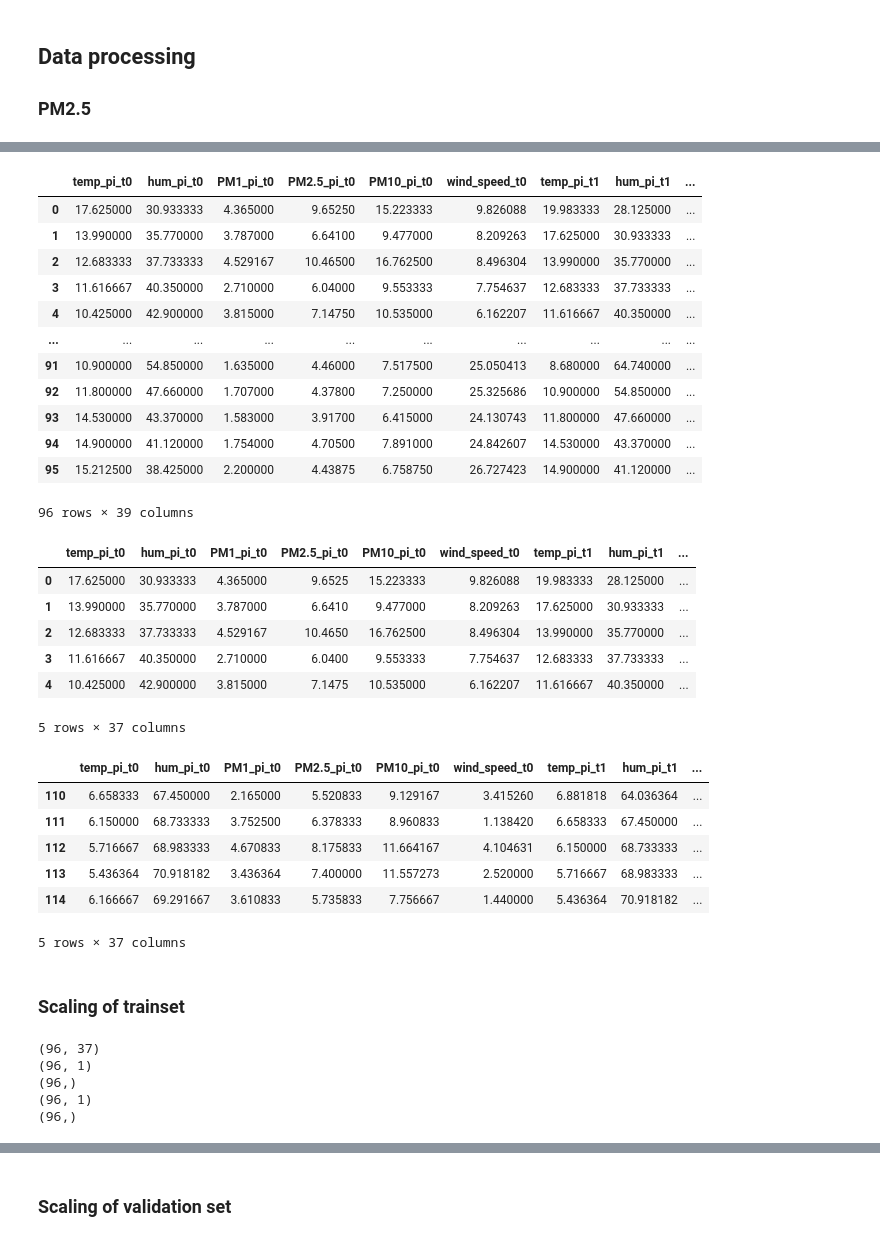
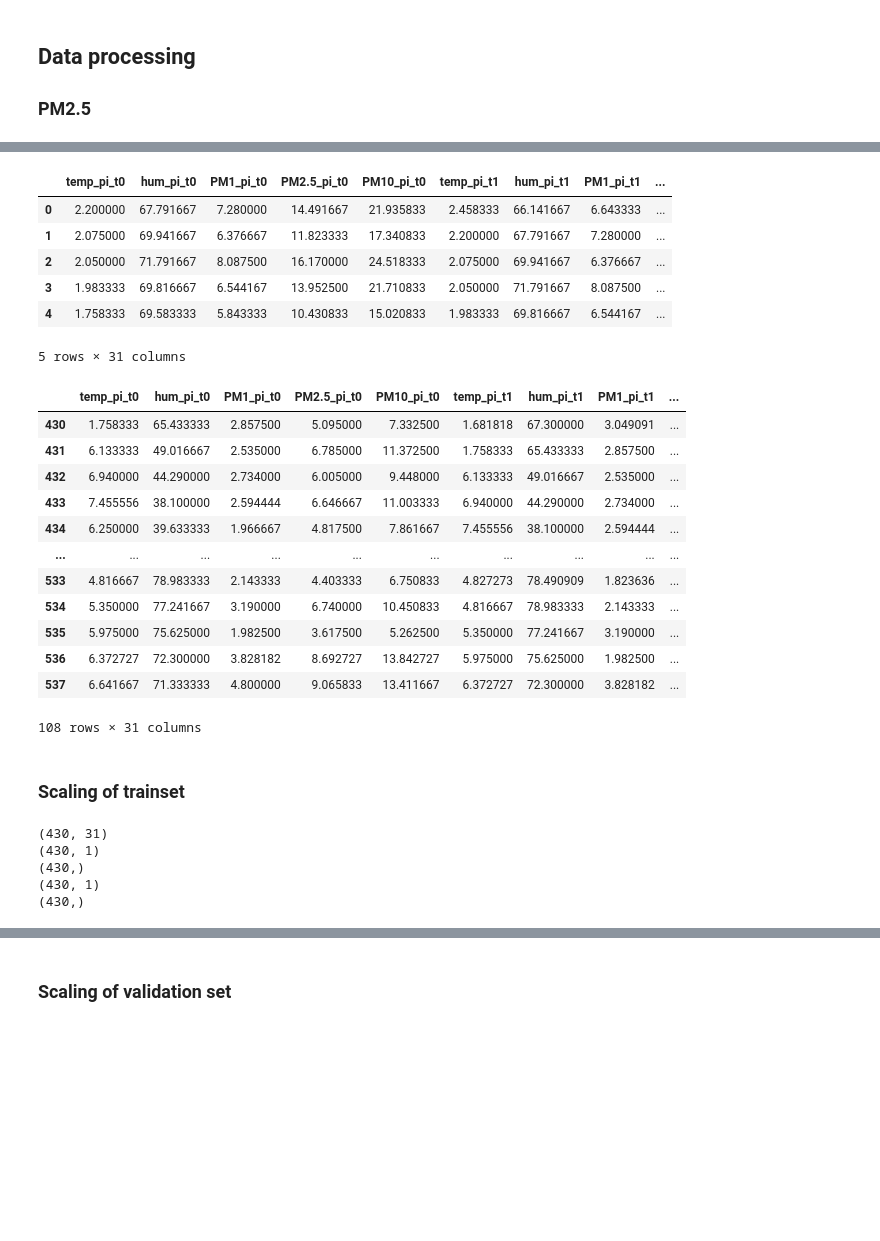
Before and after one commit to p-lothaller/Air-Quality-Forecast-Challenge, a Jupyter notebook: models/LSTM.ipynb, the cells around one changed output, grey strips where cells are left out. Drawn from its saved outputs; the diff is of its cells as text; code cells hidden in the pictures; blank space fills up the shorter version.

```diff
--- a/models/LSTM.ipynb
+++ b/models/LSTM.ipynb
@@ -33,0 +29,8 @@ df = df.iloc[:138,:]
+# %%
+# Data Preparation
+data = pd.read_csv(r'C:\Users\ay0un\Desktop\Buenos_Aires\models\test\1h_1.csv')
+#data = pd.read_csv('1h_model_data_pi.csv')
+data = data.loc[:, ~data.columns.str.contains('^Unnamed')]
+data.dropna(inplace=True)
+data.reset_index(drop=True, inplace=True)
+data = data.iloc[:1074,:]
@@ -33,0 +53,9 @@ df = df.iloc[:138,:]
+# %%
+# Only location A
+df = data[data['loc'] == 0.0]
+
+# Only locaiton B
+# df = data[data['loc'] == 1.0]
+
+# drop 'loc' column
+df = df.drop('loc',axis=1)
@@ -37,19 +67,3 @@ n = len(df)
 train_df = df[0:int(n*0.8)]
 # val_df = df[int(n*0.7):int(n*0.8)]
 test_df = df[int(n*0.8):]
-# %%
-train_df
-# %% [output]
-|  | temp_pi_t0 | hum_pi_t0 | PM1_pi_t0 | PM2.5_pi_t0 | PM10_pi_t0 | wind_speed_t0 | temp_pi_t1 | hum_pi_t1 | ... |
-| 0 | 17.625000 | 30.933333 | 4.365000 | 9.65250 | 15.223333 | 9.826088 | 19.983333 | 28.125000 | ... |
-| 1 | 13.990000 | 35.770000 | 3.787000 | 6.64100 | 9.477000 | 8.209263 | 17.625000 | 30.933333 | ... |
-| 2 | 12.683333 | 37.733333 | 4.529167 | 10.46500 | 16.762500 | 8.496304 | 13.990000 | 35.770000 | ... |
-| 3 | 11.616667 | 40.350000 | 2.710000 | 6.04000 | 9.553333 | 7.754637 | 12.683333 | 37.733333 | ... |
-| 4 | 10.425000 | 42.900000 | 3.815000 | 7.14750 | 10.535000 | 6.162207 | 11.616667 | 40.350000 | ... |
-| ... | ... | ... | ... | ... | ... | ... | ... | ... | ... |
-| 91 | 10.900000 | 54.850000 | 1.635000 | 4.46000 | 7.517500 | 25.050413 | 8.680000 | 64.740000 | ... |
-| 92 | 11.800000 | 47.660000 | 1.707000 | 4.37800 | 7.250000 | 25.325686 | 10.900000 | 54.850000 | ... |
-| 93 | 14.530000 | 43.370000 | 1.583000 | 3.91700 | 6.415000 | 24.130743 | 11.800000 | 47.660000 | ... |
-| 94 | 14.900000 | 41.120000 | 1.754000 | 4.70500 | 7.891000 | 24.842607 | 14.530000 | 43.370000 | ... |
-| 95 | 15.212500 | 38.425000 | 2.200000 | 4.43875 | 6.758750 | 26.727423 | 14.900000 | 41.120000 | ... |
-96 rows × 39 columns
@@ -59,13 +71,13 @@ labels = ['PM2.5_pi', 'PM10_pi']
 X_train = train_df.drop(train_df[labels], axis=1)
 X_train.head()
 # %% [output]
-|  | temp_pi_t0 | hum_pi_t0 | PM1_pi_t0 | PM2.5_pi_t0 | PM10_pi_t0 | wind_speed_t0 | temp_pi_t1 | hum_pi_t1 | ... |
-| 0 | 17.625000 | 30.933333 | 4.365000 | 9.6525 | 15.223333 | 9.826088 | 19.983333 | 28.125000 | ... |
-| 1 | 13.990000 | 35.770000 | 3.787000 | 6.6410 | 9.477000 | 8.209263 | 17.625000 | 30.933333 | ... |
-| 2 | 12.683333 | 37.733333 | 4.529167 | 10.4650 | 16.762500 | 8.496304 | 13.990000 | 35.770000 | ... |
-| 3 | 11.616667 | 40.350000 | 2.710000 | 6.0400 | 9.553333 | 7.754637 | 12.683333 | 37.733333 | ... |
-| 4 | 10.425000 | 42.900000 | 3.815000 | 7.1475 | 10.535000 | 6.162207 | 11.616667 | 40.350000 | ... |
+|  | temp_pi_t0 | hum_pi_t0 | PM1_pi_t0 | PM2.5_pi_t0 | PM10_pi_t0 | temp_pi_t1 | hum_pi_t1 | PM1_pi_t1 | ... |
+| 0 | 2.200000 | 67.791667 | 7.280000 | 14.491667 | 21.935833 | 2.458333 | 66.141667 | 6.643333 | ... |
+| 1 | 2.075000 | 69.941667 | 6.376667 | 11.823333 | 17.340833 | 2.200000 | 67.791667 | 7.280000 | ... |
+| 2 | 2.050000 | 71.791667 | 8.087500 | 16.170000 | 24.518333 | 2.075000 | 69.941667 | 6.376667 | ... |
+| 3 | 1.983333 | 69.816667 | 6.544167 | 13.952500 | 21.710833 | 2.050000 | 71.791667 | 8.087500 | ... |
+| 4 | 1.758333 | 69.583333 | 5.843333 | 10.430833 | 15.020833 | 1.983333 | 69.816667 | 6.544167 | ... |
-5 rows × 37 columns
+5 rows × 31 columns
 # %%
 y_train1 = train_df['PM2.5_pi']
 y_train2 = train_df['PM10_pi']
@@ -74,12 +86,18 @@ y_train1 = y_train1.to_frame()
 y_train2 = y_train2.to_frame()
 # %%
 X_test = test_df.drop(test_df[labels], axis=1)
-X_test.head()
+X_test
 # %% [output]
-|  | temp_pi_t0 | hum_pi_t0 | PM1_pi_t0 | PM2.5_pi_t0 | PM10_pi_t0 | wind_speed_t0 | temp_pi_t1 | hum_pi_t1 | ... |
-| 110 | 6.658333 | 67.450000 | 2.165000 | 5.520833 | 9.129167 | 3.415260 | 6.881818 | 64.036364 | ... |
-| 111 | 6.150000 | 68.733333 | 3.752500 | 6.378333 | 8.960833 | 1.138420 | 6.658333 | 67.450000 | ... |
-| 112 | 5.716667 | 68.983333 | 4.670833 | 8.175833 | 11.664167 | 4.104631 | 6.150000 | 68.733333 | ... |
-| 113 | 5.436364 | 70.918182 | 3.436364 | 7.400000 | 11.557273 | 2.520000 | 5.716667 | 68.983333 | ... |
-| 114 | 6.166667 | 69.291667 | 3.610833 | 5.735833 | 7.756667 | 1.440000 | 5.436364 | 70.918182 | ... |
+|  | temp_pi_t0 | hum_pi_t0 | PM1_pi_t0 | PM2.5_pi_t0 | PM10_pi_t0 | temp_pi_t1 | hum_pi_t1 | PM1_pi_t1 | ... |
+| 430 | 1.758333 | 65.433333 | 2.857500 | 5.095000 | 7.332500 | 1.681818 | 67.300000 | 3.049091 | ... |
+| 431 | 6.133333 | 49.016667 | 2.535000 | 6.785000 | 11.372500 | 1.758333 | 65.433333 | 2.857500 | ... |
+| 432 | 6.940000 | 44.290000 | 2.734000 | 6.005000 | 9.448000 | 6.133333 | 49.016667 | 2.535000 | ... |
+| 433 | 7.455556 | 38.100000 | 2.594444 | 6.646667 | 11.003333 | 6.940000 | 44.290000 | 2.734000 | ... |
+| 434 | 6.250000 | 39.633333 | 1.966667 | 4.817500 | 7.861667 | 7.455556 | 38.100000 | 2.594444 | ... |
+| ... | ... | ... | ... | ... | ... | ... | ... | ... | ... |
+| 533 | 4.816667 | 78.983333 | 2.143333 | 4.403333 | 6.750833 | 4.827273 | 78.490909 | 1.823636 | ... |
+| 534 | 5.350000 | 77.241667 | 3.190000 | 6.740000 | 10.450833 | 4.816667 | 78.983333 | 2.143333 | ... |
+| 535 | 5.975000 | 75.625000 | 1.982500 | 3.617500 | 5.262500 | 5.350000 | 77.241667 | 3.190000 | ... |
+| 536 | 6.372727 | 72.300000 | 3.828182 | 8.692727 | 13.842727 | 5.975000 | 75.625000 | 1.982500 | ... |
+| 537 | 6.641667 | 71.333333 | 4.800000 | 9.065833 | 13.411667 | 6.372727 | 72.300000 | 3.828182 | ... |
-5 rows × 37 columns
+108 rows × 31 columns
@@ -121,11 +126,11 @@ print(scaled_y_train2.shape)
 scaled_y_train2 = scaled_y_train2.reshape(-1) # remove the second dimention from y so the shape changes from (n,1) to (n,)
 print(scaled_y_train2.shape)
 # %% [output]
-(96, 37)
-(96, 1)
-(96,)
-(96, 1)
-(96,)
+(430, 31)
+(430, 1)
+(430,)
+(430, 1)
+(430,)
 # %%
 scaled_y_train1 = np.insert(scaled_y_train1, 0, 0)
 scaled_y_train1 = np.delete(scaled_y_train1, -1)
```
Also changed, not shown: parts of 28 cells of this notebook, 2 other files.
